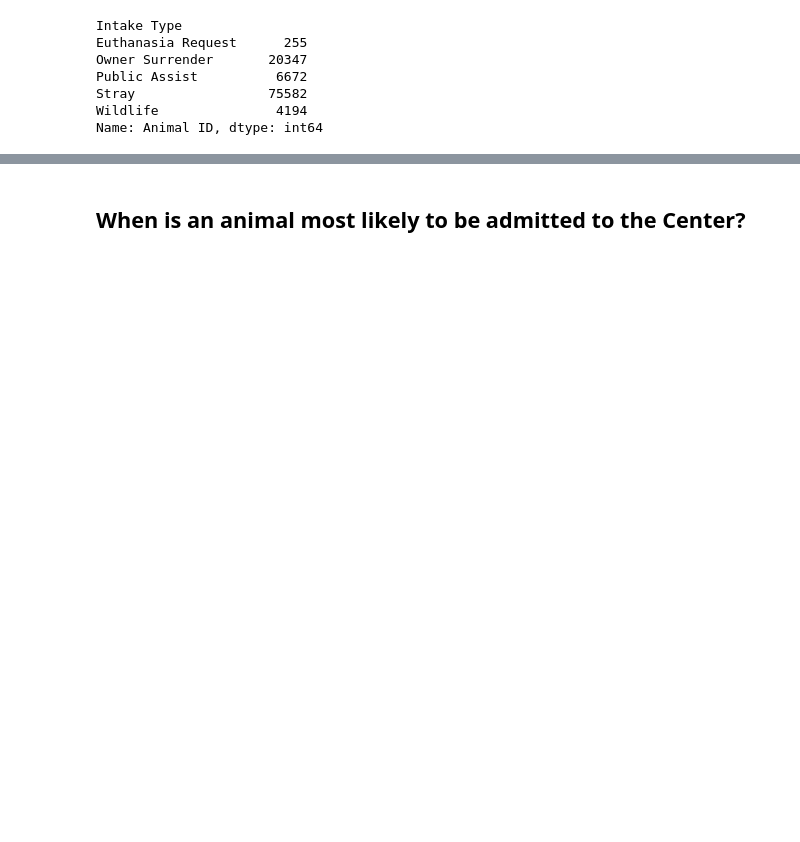
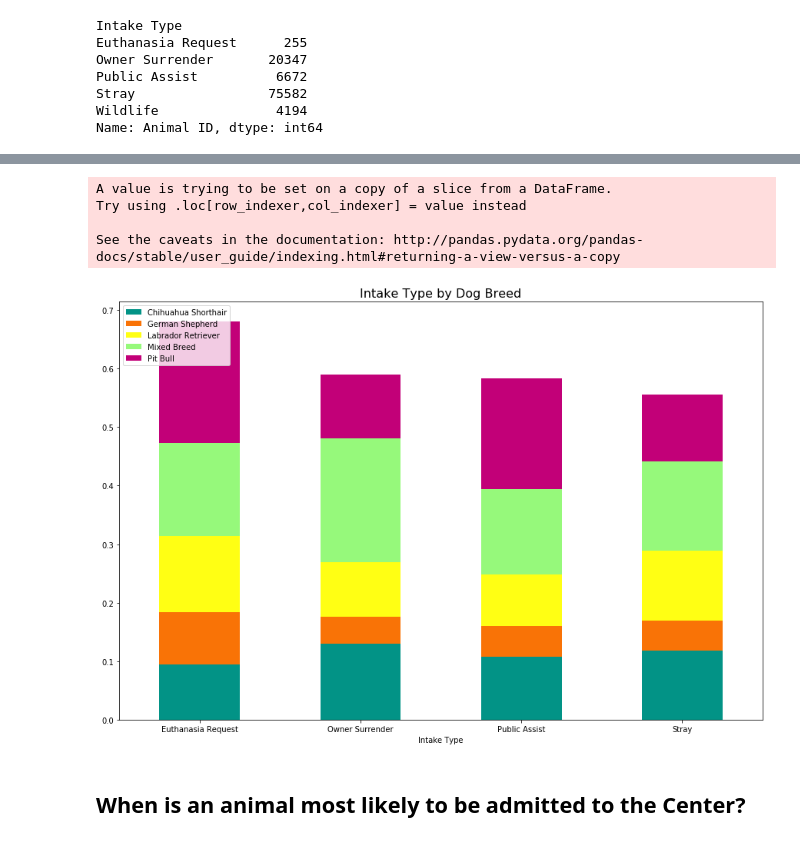
Before and after one commit to akoldeway/austin-animal-center-analysis, a Jupyter notebook: austin-animal-center-analysis.ipynb, the cells around one changed output, grey strips where cells are left out. Cells and saved outputs as stored; diff of their text form; code cells hidden in the pictures; blank space fills up the shorter version.

```diff
--- a/austin-animal-center-analysis.ipynb
+++ b/austin-animal-center-analysis.ipynb
@@ -116,3 +237,51 @@ plt.show()
+# %%
+# Owner Surrender        6896
+# Public Assist          3691
+# Euthanasia Request      169
+# Name: Intake Type, dtype: int64
+
+dog_combined_nodup['Dog Breed'] = dog_combined_nodup['Breed'].apply(parse_breed)
+dog_stray = dog_combined_nodup.loc[dog_combined_nodup['Intake Type'] == 'Stray'].groupby(['Intake Type'])['Dog Breed'].value_counts(1).head(i)
+# dog_stray = dog_stray.iloc[0:i]
+# dog_stray_r = dog_stray.sum()
+# dog_stray_total
+dog_stray
+
+dog_sur = dog_combined_nodup.loc[dog_combined_nodup['Intake Type'] == 'Owner Surrender'].groupby(['Intake Type'])['Dog Breed'].value_counts(1).head(i)
+dog_sur = dog_sur.iloc[0:i]
+dog_sur
+
+dog_pub = dog_combined_nodup.loc[dog_combined_nodup['Intake Type'] == 'Public Assist'].groupby(['Intake Type'])['Dog Breed'].value_counts(1).head(i)
+dog_pub = dog_pub.iloc[0:i]
+dog_pub
+
+dog_euth = dog_combined_nodup.loc[dog_combined_nodup['Intake Type'] == 'Euthanasia Request'].groupby(['Intake Type'])['Dog Breed'].value_counts(1).head(i)
+dog_euth = dog_euth.iloc[0:i]
+dog_euth
+
+intake_type = dog_stray.append(dog_sur).append(dog_pub).append(dog_euth).unstack()
+intake_type
+
+fig, ax = plt.subplots()
+fig.set_size_inches(15,10)
+
+intake_type.plot.bar(stacked=True, ax=ax, color=color);
+plt.xticks(rotation=0)
+ax.set_title('Intake Type by Dog Breed', fontsize=16)
+
+# hide the y axis lable
+y_axis = ax.yaxis
+y_axis.label.set_visible(False)
+
+ax.legend(loc='upper left')
+plt.savefig("Images/Intake_Type_by_Dog_Breed.png")
+plt.show()
+# %% [output]
+A value is trying to be set on a copy of a slice from a DataFrame.
+Try using .loc[row_indexer,col_indexer] = value instead
+
+See the caveats in the documentation: http://pandas.pydata.org/pandas-docs/stable/user_guide/indexing.html#returning-a-view-versus-a-copy
+[figure, added]
 # %% [markdown]
 ## When is an animal most likely to be admitted to the Center?
 # %%
```
Also changed, not shown: parts of 20 cells of this notebook, 3 other files.
